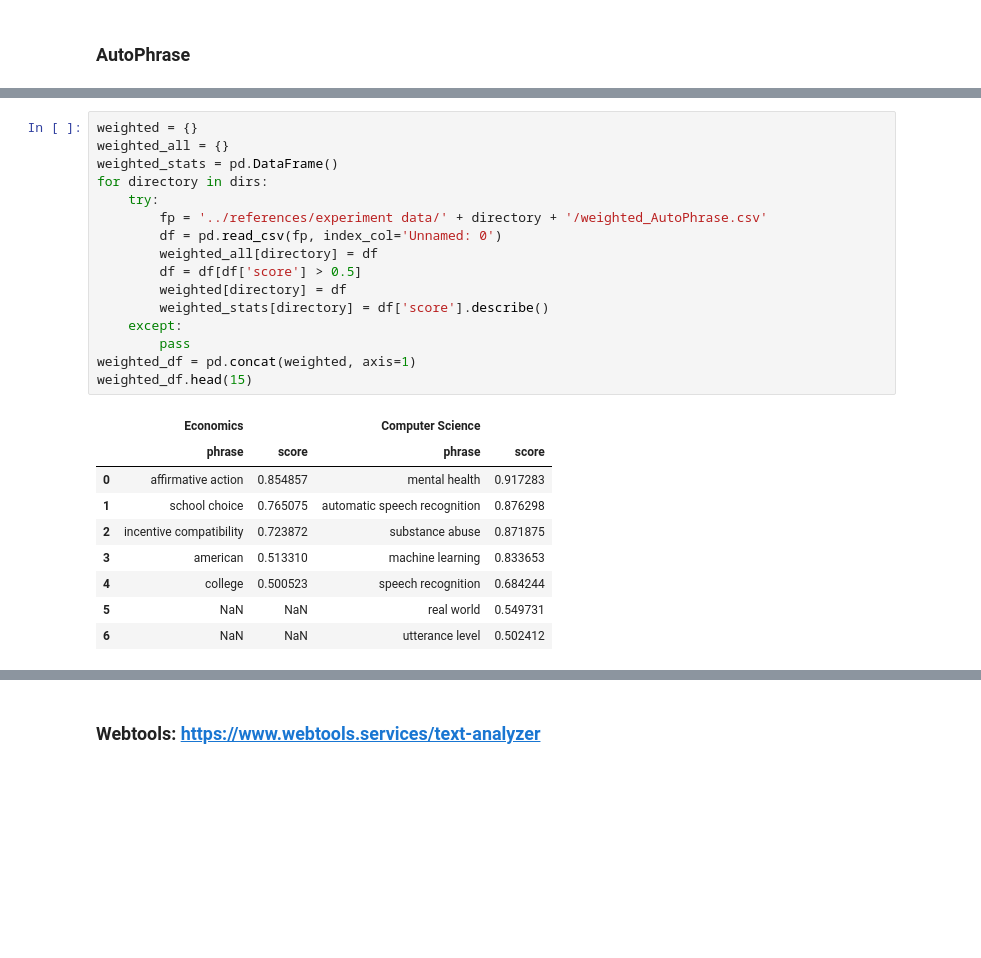
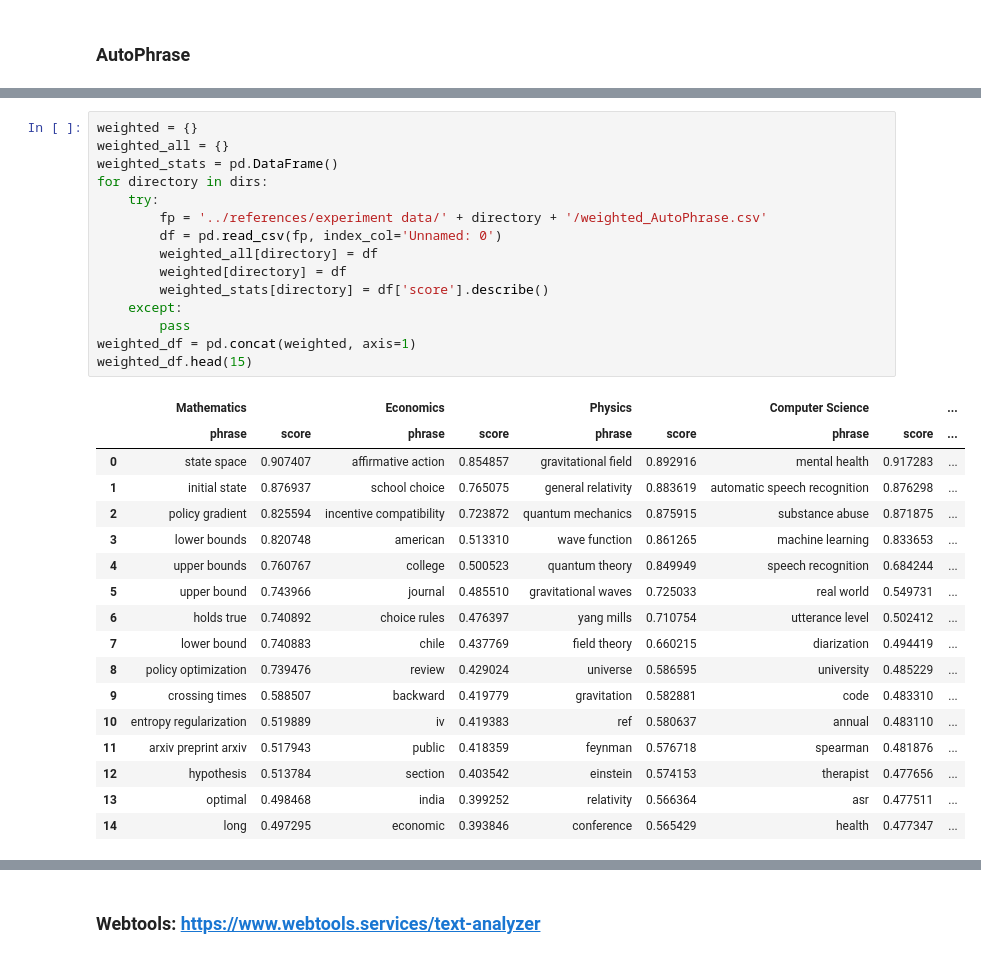
Before and after one commit to YichunRen/AutoLibrary-Scientific-Paper-Keywords-Extraction-, a Jupyter notebook: notebooks/Experiment.ipynb, the cells around one changed output, grey strips where cells are left out. Drawn from its saved outputs; the diff is of its cells as text; blank space fills up the shorter version.

```diff
--- a/notebooks/Experiment.ipynb
+++ b/notebooks/Experiment.ipynb
@@ -73,27 +77,34 @@ dirs
 # %%
 weighted = {}
 weighted_all = {}
 weighted_stats = pd.DataFrame()
 for directory in dirs:
     try:
         fp = '../references/experiment data/' + directory + '/weighted_AutoPhrase.csv'
         df = pd.read_csv(fp, index_col='Unnamed: 0')
         weighted_all[directory] = df
-        df = df[df['score'] > 0.5]
         weighted[directory] = df
         weighted_stats[directory] = df['score'].describe()
     except:
         pass
 weighted_df = pd.concat(weighted, axis=1)
 weighted_df.head(15)
 # %% [output]
-|  | Economics |  | Computer Science |  |
-|  | phrase | score | phrase | score |
-| 0 | affirmative action | 0.854857 | mental health | 0.917283 |
-| 1 | school choice | 0.765075 | automatic speech recognition | 0.876298 |
-| 2 | incentive compatibility | 0.723872 | substance abuse | 0.871875 |
-| 3 | american | 0.513310 | machine learning | 0.833653 |
-| 4 | college | 0.500523 | speech recognition | 0.684244 |
-| 5 | NaN | NaN | real world | 0.549731 |
-| 6 | NaN | NaN | utterance level | 0.502412 |
+|  | Mathematics |  | Economics |  | Physics |  | Computer Science |  | ... |
+|  | phrase | score | phrase | score | phrase | score | phrase | score | ... |
+| 0 | state space | 0.907407 | affirmative action | 0.854857 | gravitational field | 0.892916 | mental health | 0.917283 | ... |
+| 1 | initial state | 0.876937 | school choice | 0.765075 | general relativity | 0.883619 | automatic speech recognition | 0.876298 | ... |
+| 2 | policy gradient | 0.825594 | incentive compatibility | 0.723872 | quantum mechanics | 0.875915 | substance abuse | 0.871875 | ... |
+| 3 | lower bounds | 0.820748 | american | 0.513310 | wave function | 0.861265 | machine learning | 0.833653 | ... |
+| 4 | upper bounds | 0.760767 | college | 0.500523 | quantum theory | 0.849949 | speech recognition | 0.684244 | ... |
+| 5 | upper bound | 0.743966 | journal | 0.485510 | gravitational waves | 0.725033 | real world | 0.549731 | ... |
+| 6 | holds true | 0.740892 | choice rules | 0.476397 | yang mills | 0.710754 | utterance level | 0.502412 | ... |
+| 7 | lower bound | 0.740883 | chile | 0.437769 | field theory | 0.660215 | diarization | 0.494419 | ... |
+| 8 | policy optimization | 0.739476 | review | 0.429024 | universe | 0.586595 | university | 0.485229 | ... |
+| 9 | crossing times | 0.588507 | backward | 0.419779 | gravitation | 0.582881 | code | 0.483310 | ... |
+| 10 | entropy regularization | 0.519889 | iv | 0.419383 | ref | 0.580637 | annual | 0.483110 | ... |
+| 11 | arxiv preprint arxiv | 0.517943 | public | 0.418359 | feynman | 0.576718 | spearman | 0.481876 | ... |
+| 12 | hypothesis | 0.513784 | section | 0.403542 | einstein | 0.574153 | therapist | 0.477656 | ... |
+| 13 | optimal | 0.498468 | india | 0.399252 | relativity | 0.566364 | asr | 0.477511 | ... |
+| 14 | long | 0.497295 | economic | 0.393846 | conference | 0.565429 | health | 0.477347 | ... |
 # %%
```
Also changed, not shown: parts of 33 cells of this notebook, 11 other files.
